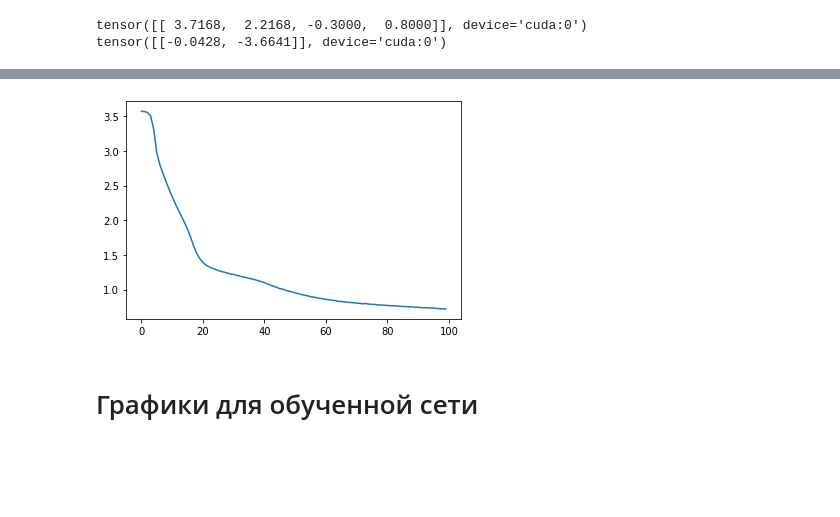
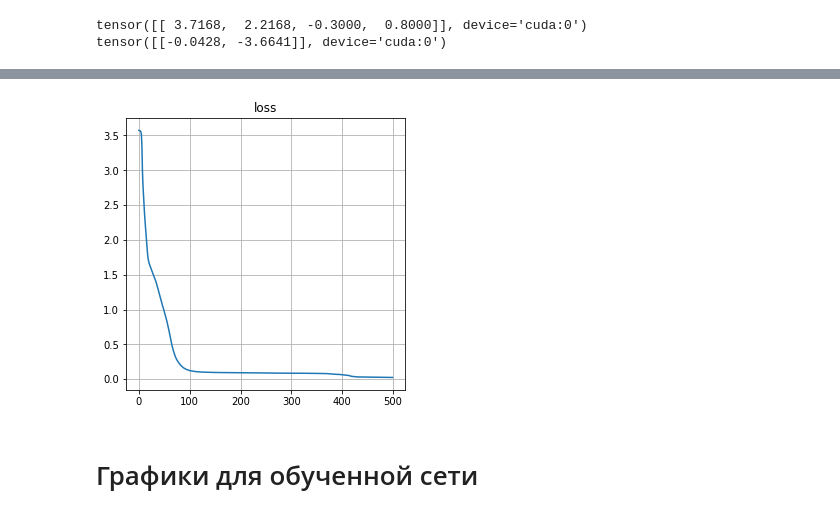
Before and after one commit to vladushked/playground, a Jupyter notebook: pytorch/identification.ipynb, the cells around one changed output, grey strips where cells are left out. Cells and saved outputs as stored; diff of their text form; code cells hidden in the pictures; blank space fills up the shorter version.

```diff
--- a/pytorch/identification.ipynb
+++ b/pytorch/identification.ipynb
@@ -163,7 +163,7 @@ print('Число входов: %d, число выходов: %d' % (arg_num, f
 # Модель нейронной сети #
 # %%
 # Параметры
-NUM_EPOCHS = 100 # Количество эпох
+NUM_EPOCHS = 500 # Количество эпох
 LEARNING_RATE=1e-3 # Скорость обучение (Используется в методах оптимизации на основе градиентного спуска)
 HIDDEN_LAYERS = 100
 # Set device cuda for GPU if it's available otherwise run on the CPU
@@ -286,7 +291,10 @@ Accuracy on test set: 0.7783523201942444
-# %%
-plt.plot(epoch_losses)
-# %% [output]
-[figure, removed]
+# %%
+fig, axs = plt.subplots(figsize=(5, 5))
+axs.set_title("loss")
+axs.plot(epoch_losses)
+axs.grid()
+# %% [output]
+[figure, added]
 # %%
 # save model
 torch.save(model.state_dict(), weights_fname)
```
Also changed, not shown: parts of 2 cells of this notebook.
